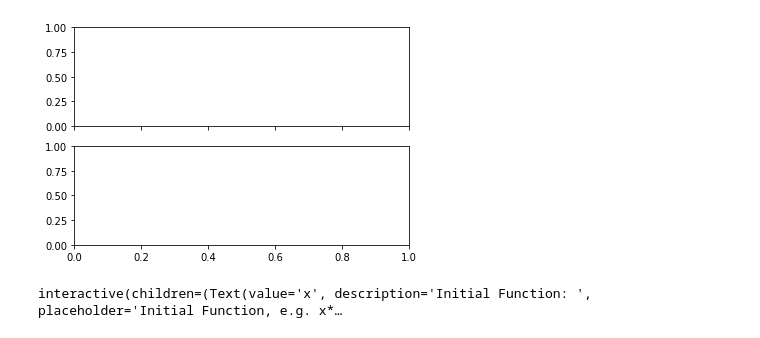
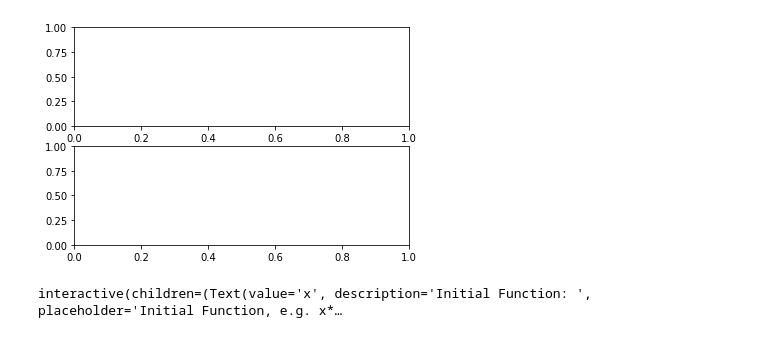
Before and after one commit to FlorianBabisch/foliation-sim, a Jupyter notebook: interactive_foliation_simulation.ipynb, the cells around one changed output. Drawn from its saved outputs; the diff is of its cells as text; code cells hidden in the pictures.

```diff
--- a/interactive_foliation_simulation.ipynb
+++ b/interactive_foliation_simulation.ipynb
@@ -27,9 +27,9 @@ x = Symbol('x')
 # %%
 # Global figure
 # Set sharex to False if you want to save an image of only the first axis
-fig, (ax1, ax2) = plt.subplots(2, sharex=True)
+fig, (ax1, ax2) = plt.subplots(2, sharex=False)
 # %% [output]
-[figure, old version]
+[figure, new version]
 # %%
 # Class is not written by me, source:
 # https://stackoverflow.com/questions/13054758/python-finding-multiple-roots-of-nonlinear-equation
```
Also changed, not shown: parts of 2 cells of this notebook, 1 other file.
